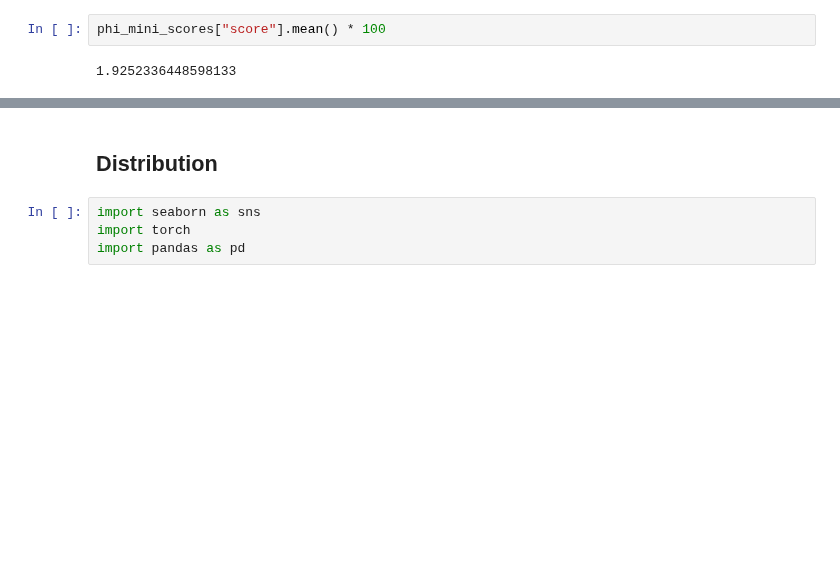
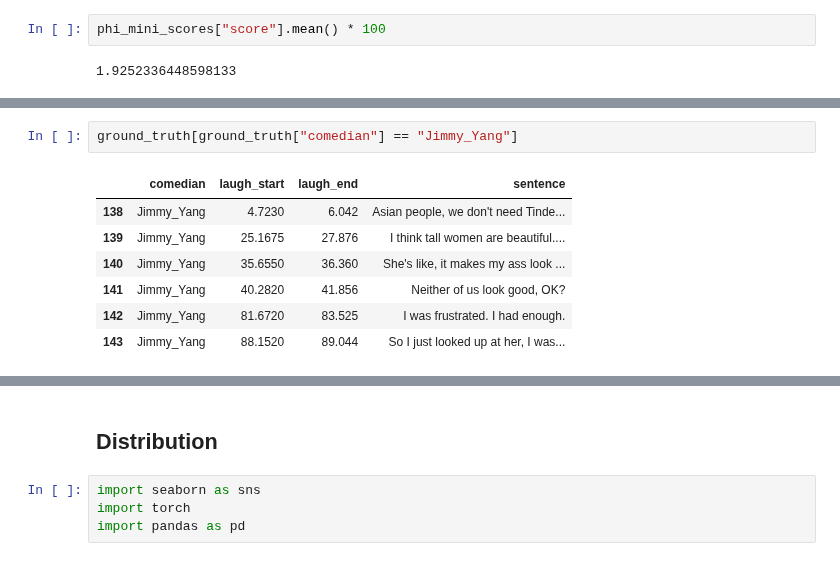
Before and after one commit to swaggirl9000/humor, a Jupyter notebook: notebooks/base_comapre.ipynb, the cells around one changed output, grey strips where cells are left out. Drawn from its saved outputs; the diff is of its cells as text; blank space fills up the shorter version.

```diff
--- a/notebooks/base_comapre.ipynb
+++ b/notebooks/base_comapre.ipynb
@@ -949,0 +961,10 @@ phi_mini_scores["score"].mean() * 100
+# %%
+ground_truth[ground_truth["comedian"] == "Jimmy_Yang"]
+# %% [output]
+|  | comedian | laugh_start | laugh_end | sentence |
+| 138 | Jimmy_Yang | 4.7230 | 6.042 | Asian people, we don't need Tinde... |
+| 139 | Jimmy_Yang | 25.1675 | 27.876 | I think tall women are beautiful.... |
+| 140 | Jimmy_Yang | 35.6550 | 36.360 | She's like, it makes my ass look ... |
+| 141 | Jimmy_Yang | 40.2820 | 41.856 | Neither of us look good, OK? |
+| 142 | Jimmy_Yang | 81.6720 | 83.525 | I was frustrated. I had enough. |
+| 143 | Jimmy_Yang | 88.1520 | 89.044 | So I just looked up at her, I was... |
```
Also changed, not shown: parts of 10 cells of this notebook, 5 other files.
